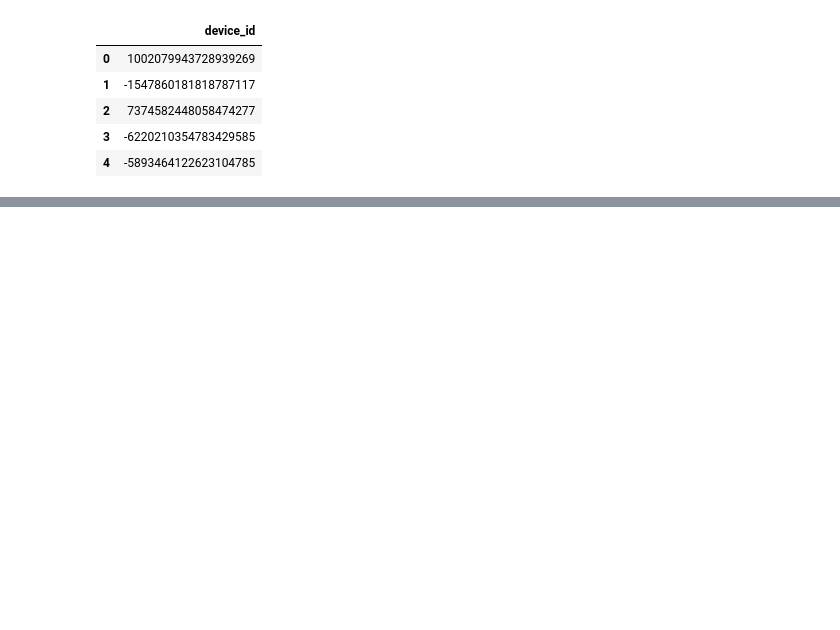
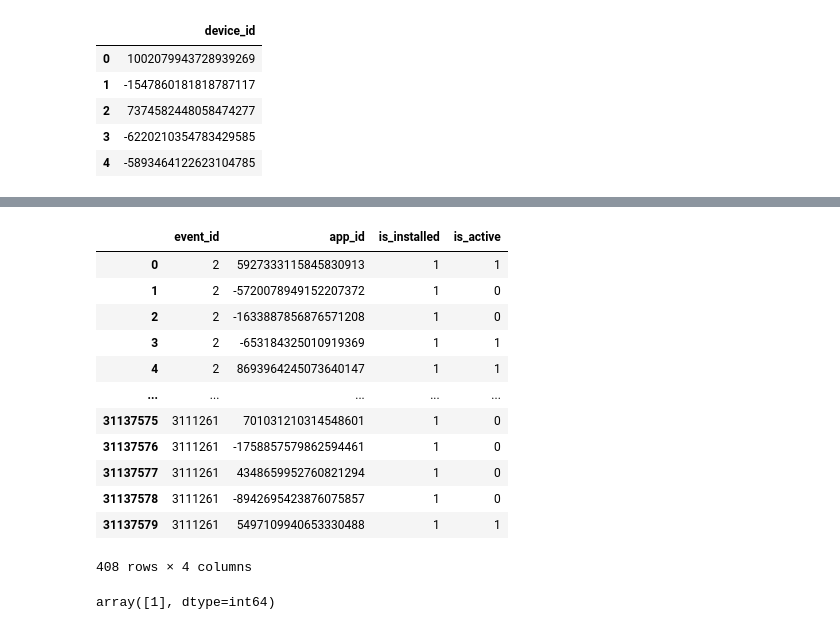
Before and after one commit to gxexakis/Kaggle, a Jupyter notebook: talking_data/data_exploration_nikos.ipynb, the cells around one changed output, grey strips where cells are left out. Cells and saved outputs as stored; diff of their text form; code cells hidden in the pictures; blank space fills up the shorter version.

```diff
--- a/talking_data/data_exploration_nikos.ipynb
+++ b/talking_data/data_exploration_nikos.ipynb
@@ -180,0 +336,21 @@ app_events.shape, app_labels.shape
+# %%
+sample_app_events = app_events[app_events.event_id.isin(sample_events.event_id)]
+sample_app_events
+# %% [output]
+|  | event_id | app_id | is_installed | is_active |
+| 0 | 2 | 5927333115845830913 | 1 | 1 |
+| 1 | 2 | -5720078949152207372 | 1 | 0 |
+| 2 | 2 | -1633887856876571208 | 1 | 0 |
+| 3 | 2 | -653184325010919369 | 1 | 1 |
+| 4 | 2 | 8693964245073640147 | 1 | 1 |
+| ... | ... | ... | ... | ... |
+| 31137575 | 3111261 | 701031210314548601 | 1 | 0 |
+| 31137576 | 3111261 | -1758857579862594461 | 1 | 0 |
+| 31137577 | 3111261 | 4348659952760821294 | 1 | 0 |
+| 31137578 | 3111261 | -8942695423876075857 | 1 | 0 |
+| 31137579 | 3111261 | 5497109940653330488 | 1 | 1 |
+408 rows × 4 columns
+# %%
+sample_app_events.is_installed.unique()
+# %% [output]
+array([1], dtype=int64)
```
Also changed, not shown: parts of 40 cells of this notebook, 2 other files.
